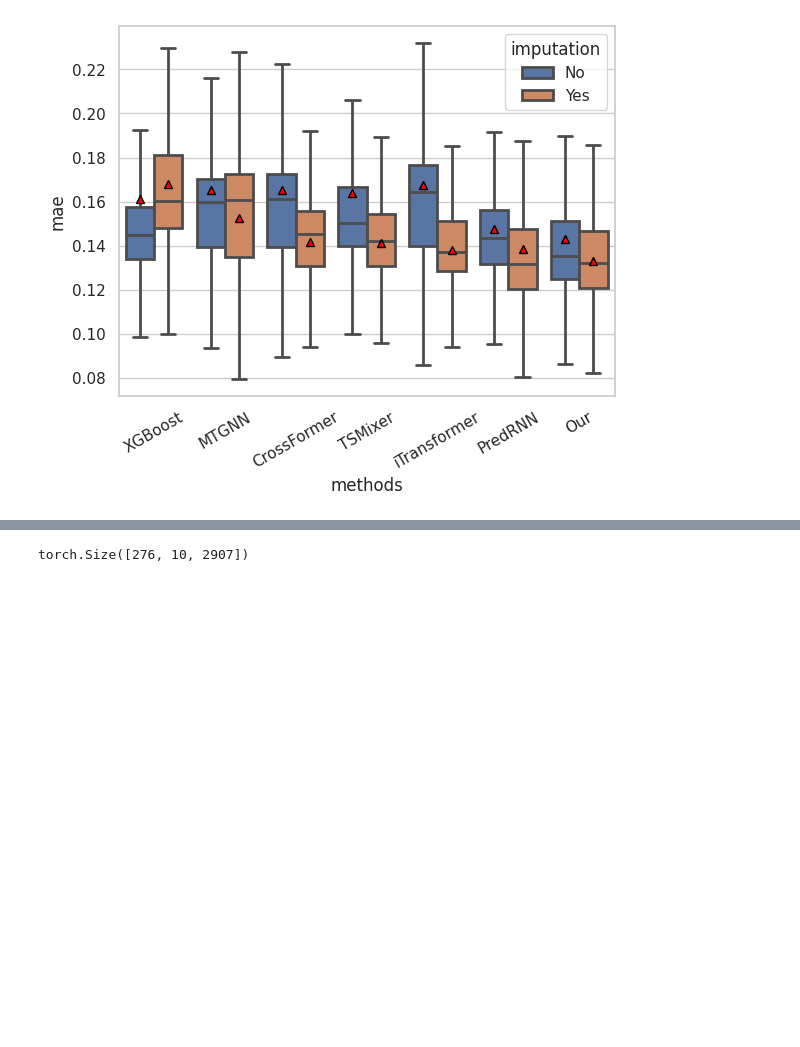
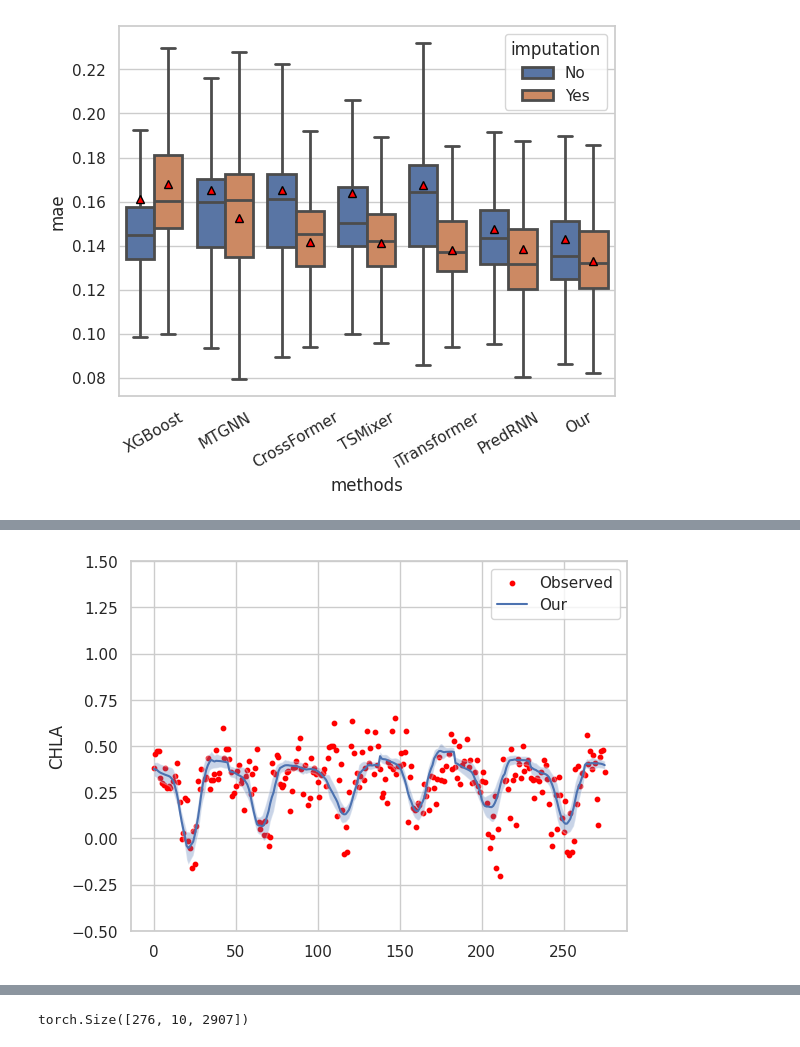
Before and after one commit to YangLabHKUST/STIMP, a Jupyter notebook: visualization/chesapeake/prediction.ipynb, the cells around one changed output, grey strips where cells are left out. Saved outputs shown, nothing was run; the diff lists cells and outputs as text; code cells hidden in the pictures; blank space fills up the shorter version.

```diff
--- a/visualization/chesapeake/prediction.ipynb
+++ b/visualization/chesapeake/prediction.ipynb
@@ -298,8 +298,8 @@ g = sns.boxplot(x='methods', y='mae', hue='imputation', linewidth=2,showfliers=F
 # %% [output]
 [figure]
 # %%
-prediction_xg = np.load(base_dir+"XGBoost/with_imputation/prediction.npy", allow_pickle=True)
-prediction_xg_wo = np.load(base_dir+"XGBoost/without_imputation/prediction_0.npy", allow_pickle=True)
+# prediction_xg = np.load(base_dir+"XGBoost/with_imputation/prediction.npy", allow_pickle=True)
+# prediction_xg_wo = np.load(base_dir+"XGBoost/without_imputation/prediction_0.npy", allow_pickle=True)
 prediction_our = np.load(base_dir+"GraphTransformer/with_imputation/prediction.npy", allow_pickle=True)
 prediction_our_wo = np.load(base_dir+"GraphTransformer/without_imputation/prediction_0.npy", allow_pickle=True)
 prediction_mtgnn = np.load(base_dir+"MTGNN/with_imputation/prediction.npy", allow_pickle=True)
@@ -308,17 +308,25 @@ prediction_tsmixer = np.load(base_dir+"TSMixer/with_imputation/prediction.npy",
 prediction_tsmixer_wo = np.load(base_dir+"TSMixer/without_imputation/prediction_0.npy", allow_pickle=True)
 prediction_crossformer = np.load(base_dir+"CrossFormer/with_imputation/prediction.npy", allow_pickle=True)
 prediction_crossformer_wo = np.load(base_dir+"CrossFormer/without_imputation/prediction_0.npy", allow_pickle=True)
+prediction_iTransformer = np.load(base_dir+"iTransformer/with_imputation/prediction.npy", allow_pickle=True)
+prediction_iTransformer_wo = np.load(base_dir+"iTransformer/without_imputation/prediction_0.npy", allow_pickle=True)
+prediction_predrnn = np.load(base_dir+"PredRNN/with_imputation/prediction.npy", allow_pickle=True)
+prediction_predrnn_wo = np.load(base_dir+"PredRNN/without_imputation/prediction_0.npy", allow_pickle=True)
 # %%
 prediction_our = torch.from_numpy(prediction_our).squeeze()
 prediction_our_wo = torch.from_numpy(prediction_our_wo).squeeze()
-prediction_xg = torch.from_numpy(prediction_xg).squeeze()
-prediction_xg_wo = torch.from_numpy(prediction_xg_wo).squeeze()
+# prediction_xg = torch.from_numpy(prediction_xg).squeeze()
+# prediction_xg_wo = torch.from_numpy(prediction_xg_wo).squeeze()
 prediction_tsmixer = torch.from_numpy(prediction_tsmixer).squeeze()
 prediction_tsmixer_wo = torch.from_numpy(prediction_tsmixer_wo).squeeze()
 prediction_mtgnn = torch.from_numpy(prediction_mtgnn).squeeze()
 prediction_mtgnn_wo = torch.from_numpy(prediction_mtgnn_wo).squeeze()
 prediction_crossformer = torch.from_numpy(prediction_crossformer).squeeze()
 prediction_crossformer_wo = torch.from_numpy(prediction_crossformer_wo).squeeze()
+prediction_iTransformer = torch.from_numpy(prediction_iTransformer).squeeze()
+prediction_iTransformer_wo = torch.from_numpy(prediction_iTransformer_wo).squeeze()
+prediction_predrnn = torch.from_numpy(prediction_predrnn).squeeze()
+prediction_predrnn_wo = torch.from_numpy(prediction_predrnn_wo).squeeze()
 # %%
 index = [46*i for i in range(306//46)]
 prediction_our[index].shape
@@ -352,0 +361,26 @@ plt.show()
+# %%
+from copy import deepcopy
+import seaborn as sns
+import matplotlib.pyplot as plt
+n=1400
+
+index = [46*i for i in range(306//46)]
+tmp  = deepcopy(label[index].reshape(276,-1))
+tmp_mask  = deepcopy(label_masks[index].reshape(276,-1))
+tmp[~tmp_mask.bool()]=np.nan
+plt.scatter(np.arange(276), tmp[:,n], c='red', s=10,label="Observed")
+
+predict = deepcopy(prediction_predrnn[index].transpose(1,2).reshape(276,10,1893))
+predict = predict[:,:,n]
+mean = predict.mean(1)
+std = predict.std(1)
+
+plt.plot(np.arange(276), mean, label="Our")
+plt.fill_between(np.arange(276), mean-std, mean+std, alpha=0.3)
+
+plt.legend()
+plt.ylabel("CHLA")
+plt.ylim(-0.5,1.5)
+plt.show()
+# %% [output]
+[figure, added]
```
Also changed, not shown: parts of 5 cells of this notebook, 1 other file.
